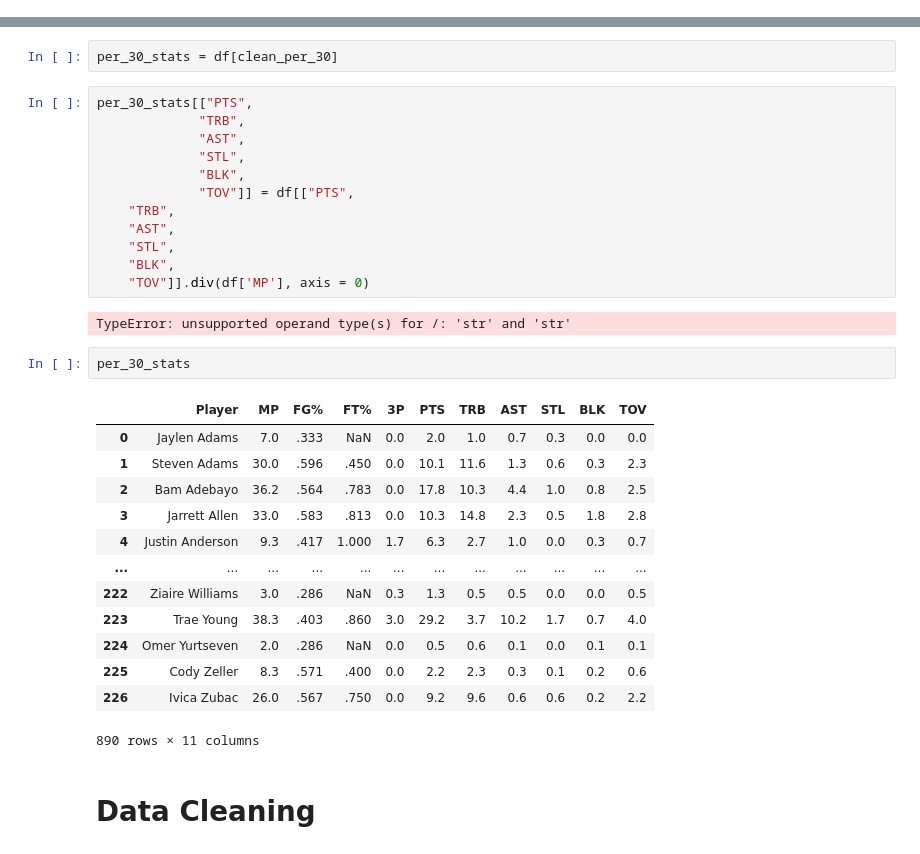
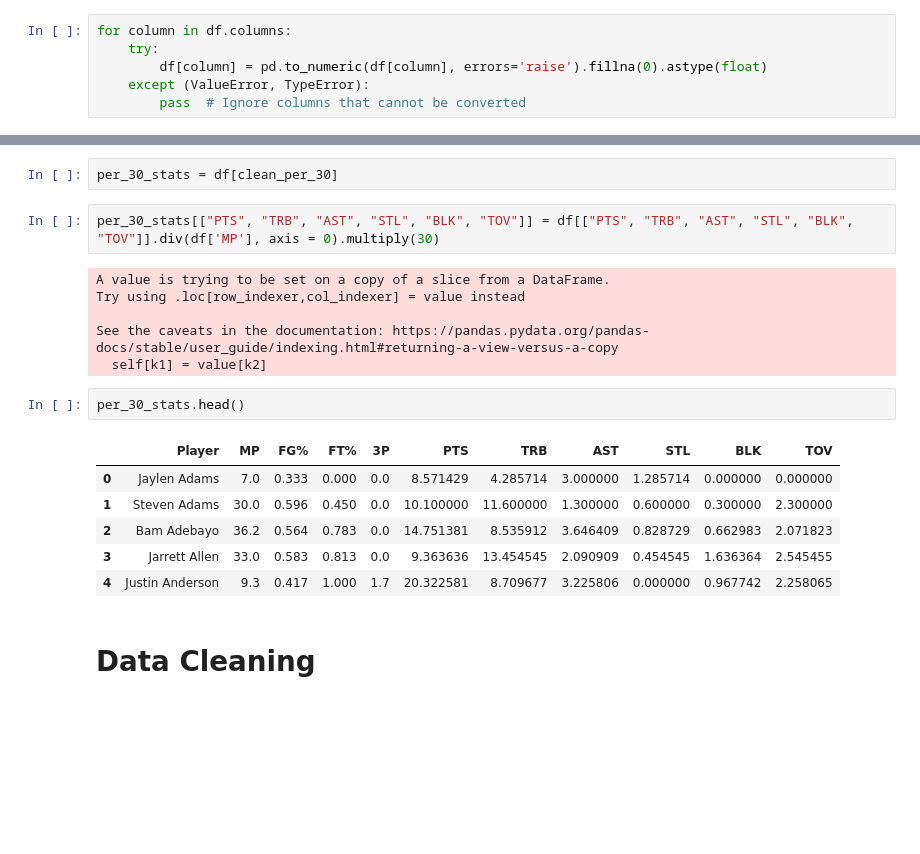
Before and after one commit to vchen-98/fantasy_bball, a Jupyter notebook: working_notebook.ipynb, the cells around one changed output, grey strips where cells are left out. Cells and saved outputs as stored; diff of their text form; blank space fills up the shorter version.

Commit message:
vc per 30 min stats

```diff
--- a/working_notebook.ipynb
+++ b/working_notebook.ipynb
@@ -132,3 +131,9 @@ Data columns (total 31 columns):
  30  Year    890 non-null    int64
 dtypes: int64(1), object(30)
 memory usage: 222.5+ KB
+# %%
+for column in df.columns:
+    try:
+        df[column] = pd.to_numeric(df[column], errors='raise').fillna(0).astype(float)
+    except (ValueError, TypeError):
+        pass  # Ignore columns that cannot be converted
@@ -150,35 +184,22 @@ clean_per_30 = [
 # %%
 per_30_stats = df[clean_per_30]
 # %%
-per_30_stats[["PTS",
-             "TRB",
-             "AST",
-             "STL",
-             "BLK",
-             "TOV"]] = df[["PTS",
-    "TRB",
-    "AST",
-    "STL",
-    "BLK",
-    "TOV"]].div(df['MP'], axis = 0)
+per_30_stats[["PTS", "TRB", "AST", "STL", "BLK", "TOV"]] = df[["PTS", "TRB", "AST", "STL", "BLK", "TOV"]].div(df['MP'], axis = 0).multiply(30)
 # %% [output]
-TypeError: unsupported operand type(s) for /: 'str' and 'str'
+A value is trying to be set on a copy of a slice from a DataFrame.
+Try using .loc[row_indexer,col_indexer] = value instead
+
+See the caveats in the documentation: https://pandas.pydata.org/pandas-docs/stable/user_guide/indexing.html#returning-a-view-versus-a-copy
+  self[k1] = value[k2]
 # %%
-per_30_stats
+per_30_stats.head()
 # %% [output]
 |  | Player | MP | FG% | FT% | 3P | PTS | TRB | AST | STL | BLK | TOV |
-| 0 | Jaylen Adams | 7.0 | .333 | NaN | 0.0 | 2.0 | 1.0 | 0.7 | 0.3 | 0.0 | 0.0 |
-| 1 | Steven Adams | 30.0 | .596 | .450 | 0.0 | 10.1 | 11.6 | 1.3 | 0.6 | 0.3 | 2.3 |
-| 2 | Bam Adebayo | 36.2 | .564 | .783 | 0.0 | 17.8 | 10.3 | 4.4 | 1.0 | 0.8 | 2.5 |
-| 3 | Jarrett Allen | 33.0 | .583 | .813 | 0.0 | 10.3 | 14.8 | 2.3 | 0.5 | 1.8 | 2.8 |
-| 4 | Justin Anderson | 9.3 | .417 | 1.000 | 1.7 | 6.3 | 2.7 | 1.0 | 0.0 | 0.3 | 0.7 |
-| ... | ... | ... | ... | ... | ... | ... | ... | ... | ... | ... | ... |
-| 222 | Ziaire Williams | 3.0 | .286 | NaN | 0.3 | 1.3 | 0.5 | 0.5 | 0.0 | 0.0 | 0.5 |
-| 223 | Trae Young | 38.3 | .403 | .860 | 3.0 | 29.2 | 3.7 | 10.2 | 1.7 | 0.7 | 4.0 |
-| 224 | Omer Yurtseven | 2.0 | .286 | NaN | 0.0 | 0.5 | 0.6 | 0.1 | 0.0 | 0.1 | 0.1 |
-| 225 | Cody Zeller | 8.3 | .571 | .400 | 0.0 | 2.2 | 2.3 | 0.3 | 0.1 | 0.2 | 0.6 |
-| 226 | Ivica Zubac | 26.0 | .567 | .750 | 0.0 | 9.2 | 9.6 | 0.6 | 0.6 | 0.2 | 2.2 |
+| 0 | Jaylen Adams | 7.0 | 0.333 | 0.000 | 0.0 | 8.571429 | 4.285714 | 3.000000 | 1.285714 | 0.000000 | 0.000000 |
+| 1 | Steven Adams | 30.0 | 0.596 | 0.450 | 0.0 | 10.100000 | 11.600000 | 1.300000 | 0.600000 | 0.300000 | 2.300000 |
+| 2 | Bam Adebayo | 36.2 | 0.564 | 0.783 | 0.0 | 14.751381 | 8.535912 | 3.646409 | 0.828729 | 0.662983 | 2.071823 |
+| 3 | Jarrett Allen | 33.0 | 0.583 | 0.813 | 0.0 | 9.363636 | 13.454545 | 2.090909 | 0.454545 | 1.636364 | 2.545455 |
+| 4 | Justin Anderson | 9.3 | 0.417 | 1.000 | 1.7 | 20.322581 | 8.709677 | 3.225806 | 0.000000 | 0.967742 | 2.258065 |
-890 rows × 11 columns
 # %% [markdown]
 # Data Cleaning
 # %%
```
Also changed, not shown: parts of 3 cells of this notebook, 4 other files.
